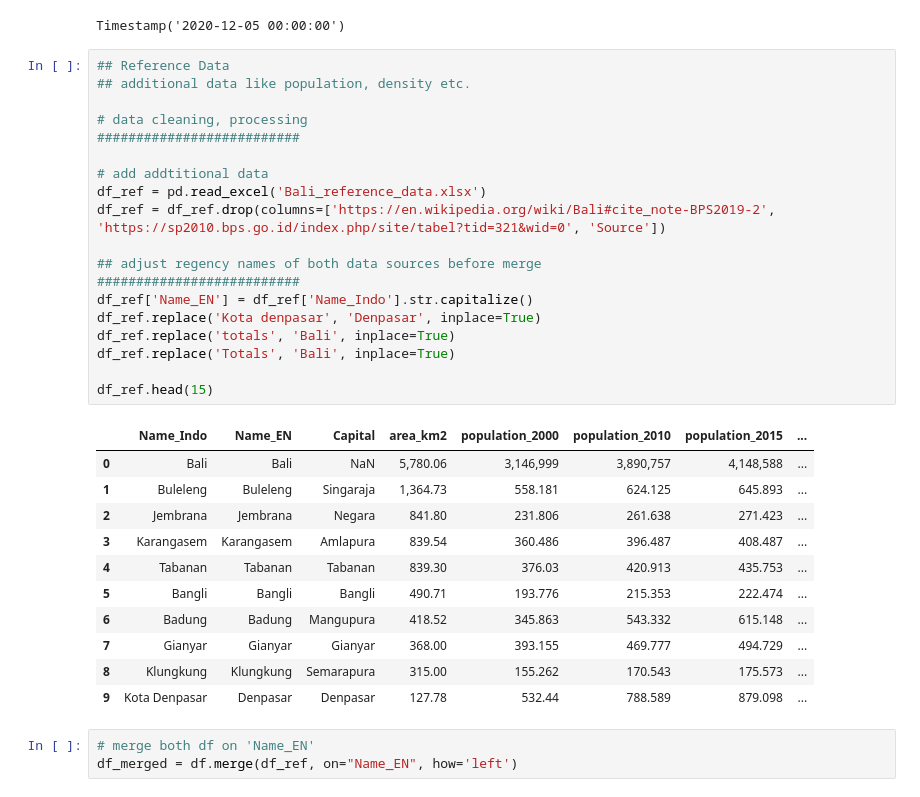
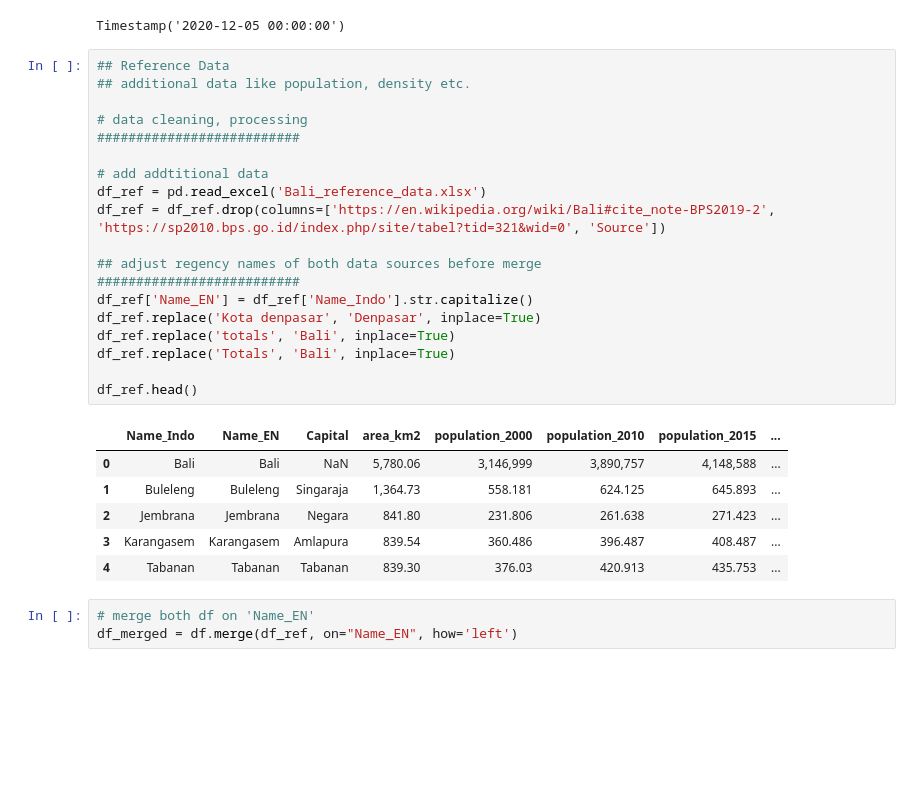
Before and after one commit to Svensone/bali-covid-app, a Jupyter notebook: data/daily_data_covid_bali_processing.ipynb, the cells around one changed output. Cells and saved outputs as stored; diff of their text form; blank space fills up the shorter version.

```diff
--- a/data/daily_data_covid_bali_processing.ipynb
+++ b/data/daily_data_covid_bali_processing.ipynb
@@ -248,34 +195,29 @@ Timestamp('2020-12-05 00:00:00')
 # %%
 ## Reference Data
 ## additional data like population, density etc.
 
 # data cleaning, processing
 ##########################
 
 # add addtitional data
 df_ref = pd.read_excel('Bali_reference_data.xlsx')
 df_ref = df_ref.drop(columns=['https://en.wikipedia.org/wiki/Bali#cite_note-BPS2019-2', 'https://sp2010.bps.go.id/index.php/site/tabel?tid=321&wid=0', 'Source'])
 
 ## adjust regency names of both data sources before merge
 ##########################
 df_ref['Name_EN'] = df_ref['Name_Indo'].str.capitalize()
 df_ref.replace('Kota denpasar', 'Denpasar', inplace=True)
 df_ref.replace('totals', 'Bali', inplace=True)
 df_ref.replace('Totals', 'Bali', inplace=True)
 
-df_ref.head(15)
+df_ref.head()
 # %% [output]
 |  | Name_Indo | Name_EN | Capital | area_km2 | population_2000 | population_2010 | population_2015 | ... |
 | 0 | Bali | Bali | NaN | 5,780.06 | 3,146,999 | 3,890,757 | 4,148,588 | ... |
 | 1 | Buleleng | Buleleng | Singaraja | 1,364.73 | 558.181 | 624.125 | 645.893 | ... |
 | 2 | Jembrana | Jembrana | Negara | 841.80 | 231.806 | 261.638 | 271.423 | ... |
 | 3 | Karangasem | Karangasem | Amlapura | 839.54 | 360.486 | 396.487 | 408.487 | ... |
 | 4 | Tabanan | Tabanan | Tabanan | 839.30 | 376.03 | 420.913 | 435.753 | ... |
-| 5 | Bangli | Bangli | Bangli | 490.71 | 193.776 | 215.353 | 222.474 | ... |
-| 6 | Badung | Badung | Mangupura | 418.52 | 345.863 | 543.332 | 615.148 | ... |
-| 7 | Gianyar | Gianyar | Gianyar | 368.00 | 393.155 | 469.777 | 494.729 | ... |
-| 8 | Klungkung | Klungkung | Semarapura | 315.00 | 155.262 | 170.543 | 175.573 | ... |
-| 9 | Kota Denpasar | Denpasar | Denpasar | 127.78 | 532.44 | 788.589 | 879.098 | ... |
 # %%
 # merge both df on 'Name_EN'
 df_merged = df.merge(df_ref, on="Name_EN", how='left')
```
Also changed, not shown: parts of 38 cells of this notebook, 9 other files.
